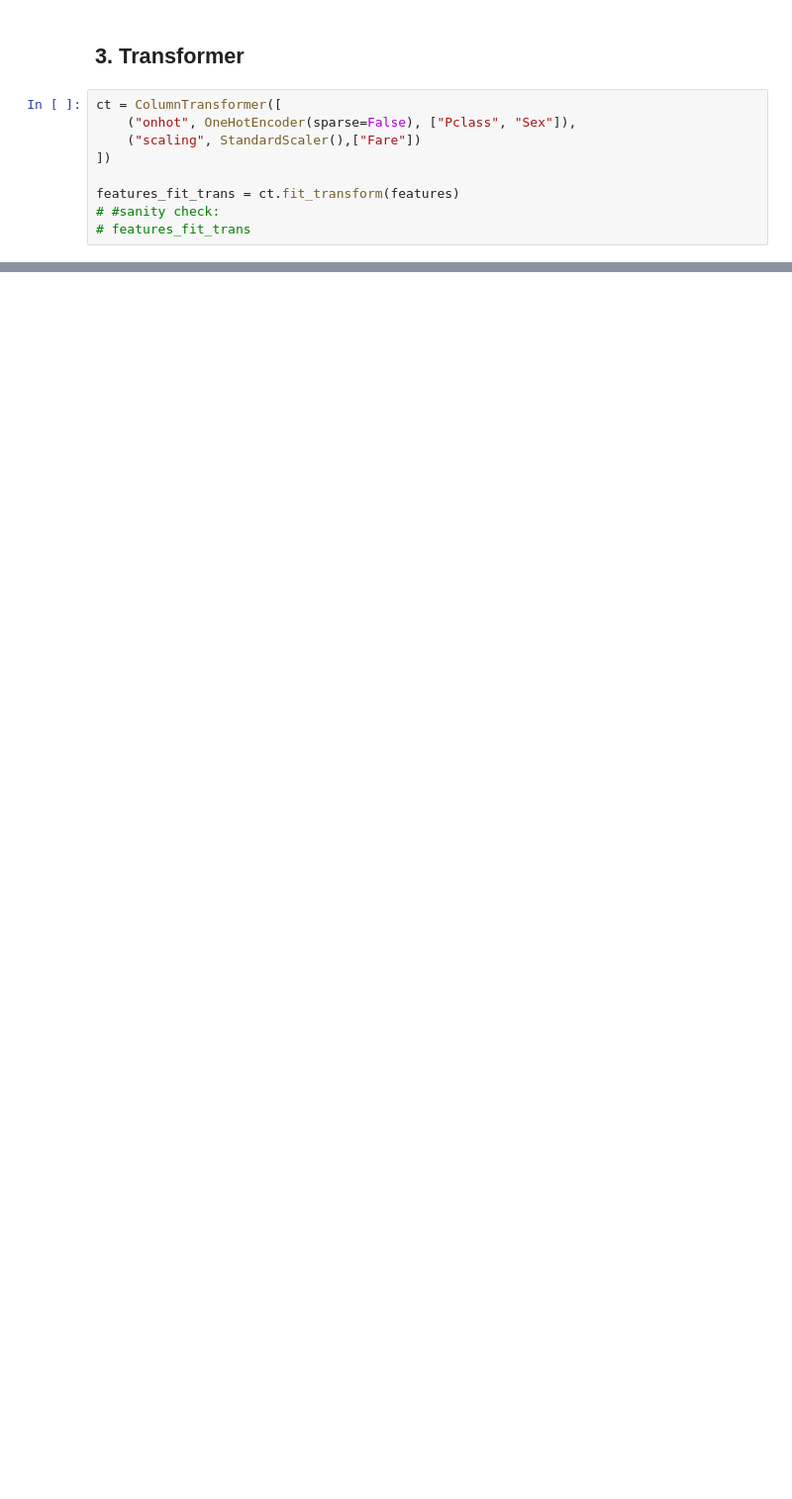
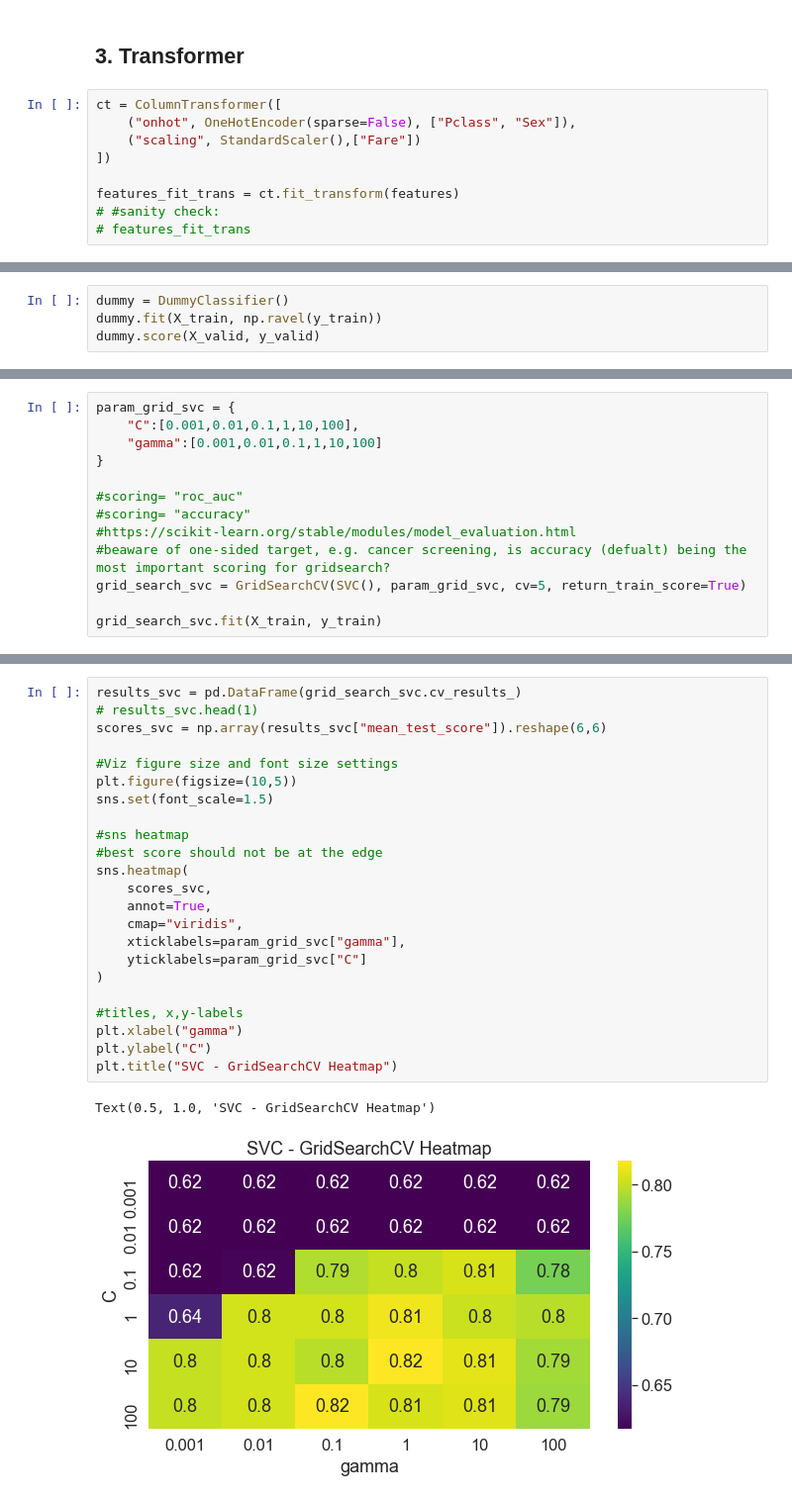
Before and after one commit to royceto/taitanic, a Jupyter notebook: 7_new_new_confusion_matrix.ipynb, the cells around one changed output, grey strips where cells are left out. Shown at 99% size. Saved outputs shown, nothing was run; the diff lists cells and outputs as text; blank space fills up the shorter version.

```diff
--- a/7_new_new_confusion_matrix.ipynb
+++ b/7_new_new_confusion_matrix.ipynb
@@ -54,0 +99,4 @@ features_fit_trans = ct.fit_transform(features)
+# %%
+dummy = DummyClassifier()
+dummy.fit(X_train, np.ravel(y_train))
+dummy.score(X_valid, y_valid)
@@ -54,0 +107,13 @@ features_fit_trans = ct.fit_transform(features)
+# %%
+param_grid_svc = {
+    "C":[0.001,0.01,0.1,1,10,100],
+    "gamma":[0.001,0.01,0.1,1,10,100]
+}
+
+#scoring= "roc_auc"
+#scoring= "accuracy"
+#https://scikit-learn.org/stable/modules/model_evaluation.html
+#beaware of one-sided target, e.g. cancer screening, is accuracy (defualt) being the most important scoring for gridsearch?
+grid_search_svc = GridSearchCV(SVC(), param_grid_svc, cv=5, return_train_score=True)
+
+grid_search_svc.fit(X_train, y_train)
@@ -54,0 +144,26 @@ features_fit_trans = ct.fit_transform(features)
+# %%
+results_svc = pd.DataFrame(grid_search_svc.cv_results_)
+# results_svc.head(1)
+scores_svc = np.array(results_svc["mean_test_score"]).reshape(6,6)
+
+#Viz figure size and font size settings
+plt.figure(figsize=(10,5))
+sns.set(font_scale=1.5)
+
+#sns heatmap
+#best score should not be at the edge
+sns.heatmap(
+    scores_svc,
+    annot=True,
+    cmap="viridis",
+    xticklabels=param_grid_svc["gamma"],
+    yticklabels=param_grid_svc["C"]
+)
+
+#titles, x,y-labels
+plt.xlabel("gamma")
+plt.ylabel("C")
+plt.title("SVC - GridSearchCV Heatmap")
+# %% [output]
+Text(0.5, 1.0, 'SVC - GridSearchCV Heatmap')
+[figure, added]
```
Also changed, not shown: parts of 21 cells of this notebook.
